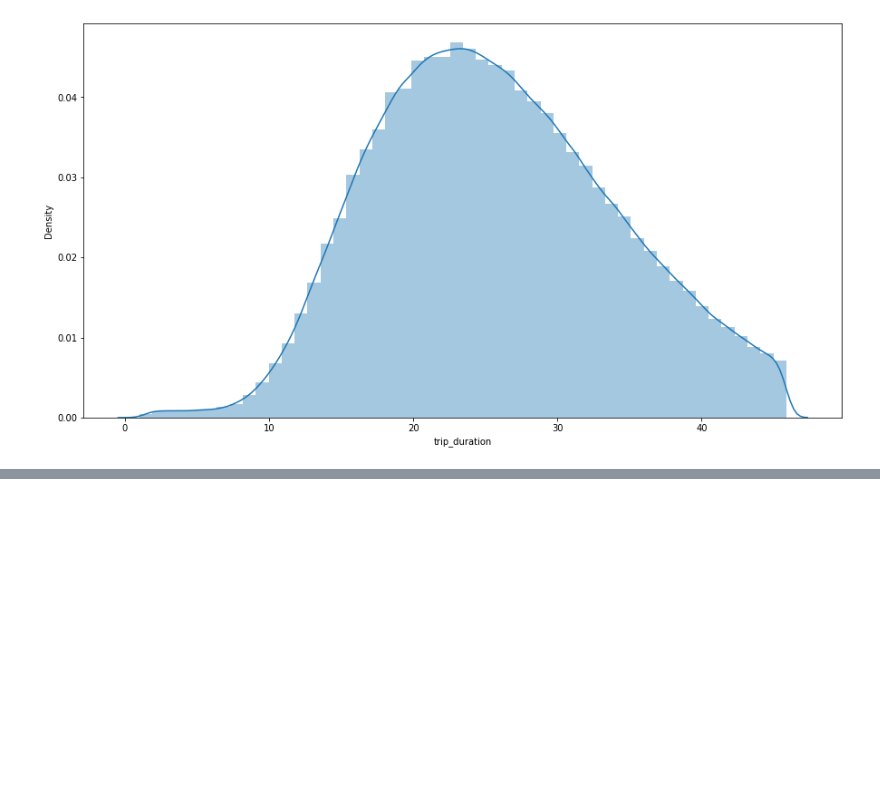
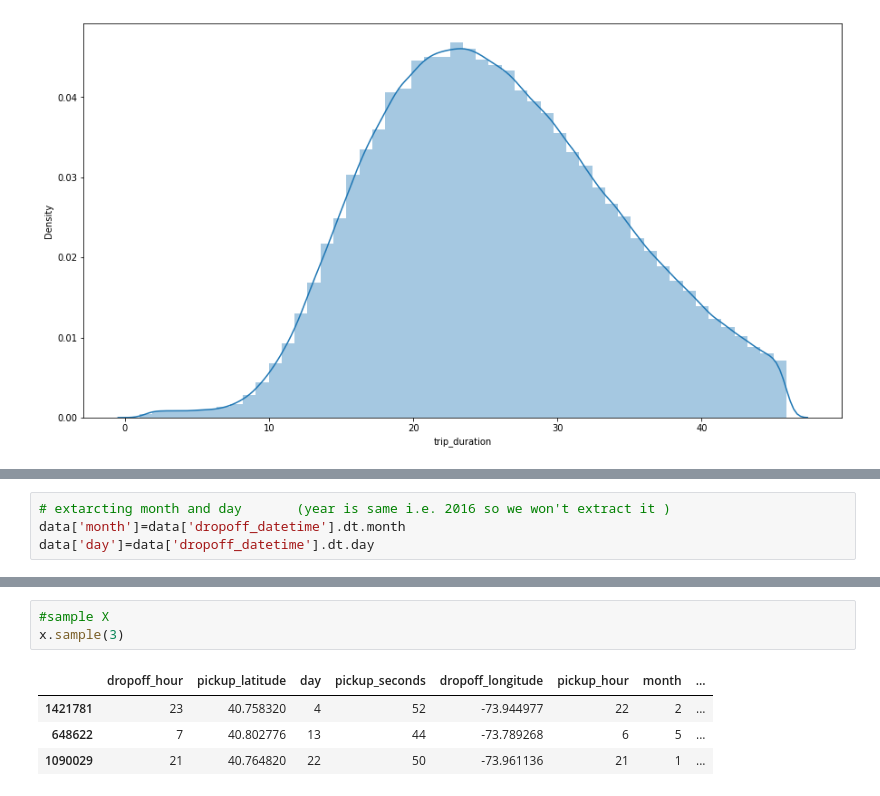
Before and after one commit to ajayn3300/NYC-_Taxi_Trip_Time-Prediction---Regression, a Jupyter notebook: NYC_Taxi_Trip_Time_Prediction_Capstone_Project.ipynb, the cells around one changed output, grey strips where cells are left out. Drawn from its saved outputs; the diff is of its cells as text; blank space fills up the shorter version.

```diff
--- a/NYC_Taxi_Trip_Time_Prediction_Capstone_Project.ipynb
+++ b/NYC_Taxi_Trip_Time_Prediction_Capstone_Project.ipynb
@@ -273,0 +289,4 @@ sns.distplot(np.sqrt(data.trip_duration))
+# %%
+# extarcting month and day       (year is same i.e. 2016 so we won't extract it )
+data['month']=data['dropoff_datetime'].dt.month
+data['day']=data['dropoff_datetime'].dt.day
@@ -273,0 +320,8 @@ sns.distplot(np.sqrt(data.trip_duration))
+# %%
+#sample X
+x.sample(3)
+# %% [output]
+|  | dropoff_hour | pickup_latitude | day | pickup_seconds | dropoff_longitude | pickup_hour | month | ... |
+| 1421781 | 23 | 40.758320 | 4 | 52 | -73.944977 | 22 | 2 | ... |
+| 648622 | 7 | 40.802776 | 13 | 44 | -73.789268 | 6 | 5 | ... |
+| 1090029 | 21 | 40.764820 | 22 | 50 | -73.961136 | 21 | 1 | ... |
```
Also changed, not shown: parts of 24 cells of this notebook.
